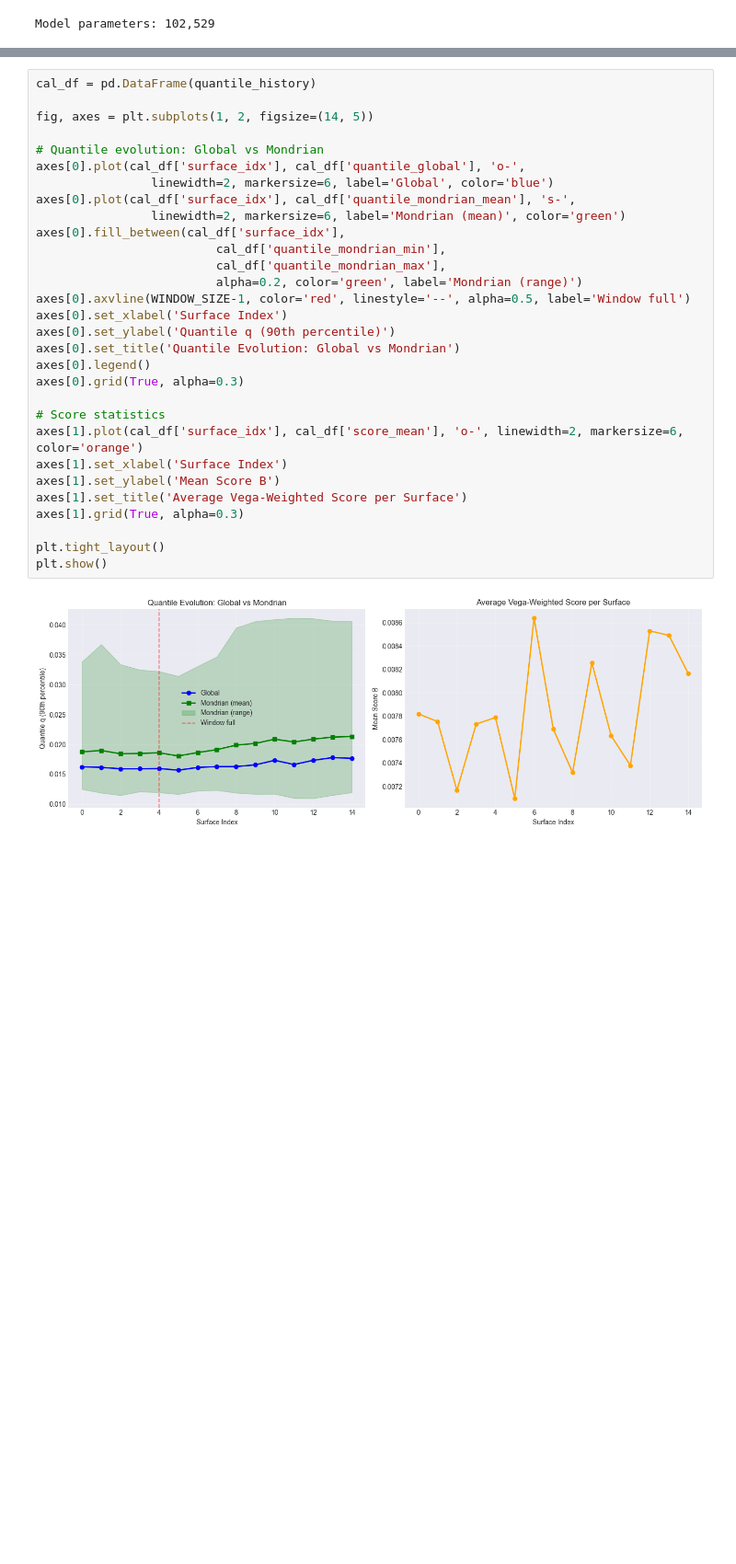
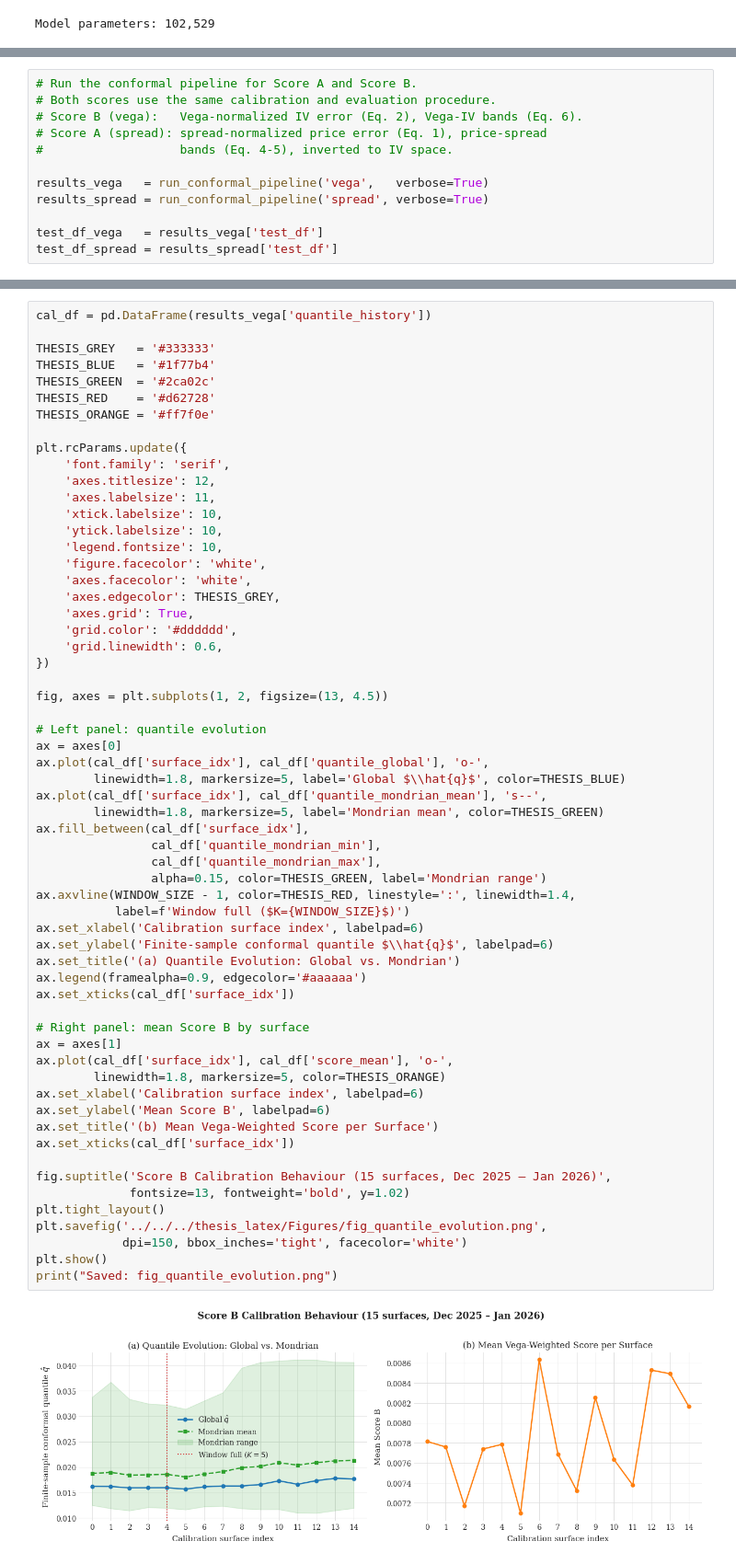
Before and after one commit to aniketnighot/conformal-prediction-thesis, a Jupyter notebook: volatility_smoothing/conformal/notebooks/conformal_prediction.ipynb, the cells around one changed output, grey strips where cells are left out. Shown at 92% size. Drawn from its saved outputs; the diff is of its cells as text; blank space fills up the shorter version.

Commit message:
Update conformal prediction notebook

```diff
--- a/volatility_smoothing/conformal/notebooks/conformal_prediction.ipynb
+++ b/volatility_smoothing/conformal/notebooks/conformal_prediction.ipynb
@@ -256,0 +793,12 @@ Calibrating on 15 surfaces (K=5)...
+# %%
+# Run the conformal pipeline for Score A and Score B.
+# Both scores use the same calibration and evaluation procedure.
+# Score B (vega):   Vega-normalized IV error (Eq. 2), Vega-IV bands (Eq. 6).
+# Score A (spread): spread-normalized price error (Eq. 1), price-spread
+#                   bands (Eq. 4-5), inverted to IV space.
+
+results_vega   = run_conformal_pipeline('vega',   verbose=True)
+results_spread = run_conformal_pipeline('spread', verbose=True)
+
+test_df_vega   = results_vega['test_df']
+test_df_spread = results_spread['test_df']
@@ -257,32 +823,62 @@ Calibrating on 15 surfaces (K=5)...
 # %%
-cal_df = pd.DataFrame(quantile_history)
+cal_df = pd.DataFrame(results_vega['quantile_history'])
 
-fig, axes = plt.subplots(1, 2, figsize=(14, 5))
+THESIS_GREY   = '#333333'
+THESIS_BLUE   = '#1f77b4'
+THESIS_GREEN  = '#2ca02c'
+THESIS_RED    = '#d62728'
+THESIS_ORANGE = '#ff7f0e'
 
-# Quantile evolution: Global vs Mondrian
-axes[0].plot(cal_df['surface_idx'], cal_df['quantile_global'], 'o-',
-                linewidth=2, markersize=6, label='Global', color='blue')
-axes[0].plot(cal_df['surface_idx'], cal_df['quantile_mondrian_mean'], 's-',
-                linewidth=2, markersize=6, label='Mondrian (mean)', color='green')
-axes[0].fill_between(cal_df['surface_idx'],
-                         cal_df['quantile_mondrian_min'],
-                         cal_df['quantile_mondrian_max'],
-                         alpha=0.2, color='green', label='Mondrian (range)')
-axes[0].axvline(WINDOW_SIZE-1, color='red', linestyle='--', alpha=0.5, label='Window full')
-axes[0].set_xlabel('Surface Index')
-axes[0].set_ylabel('Quantile q (90th percentile)')
-axes[0].set_title('Quantile Evolution: Global vs Mondrian')
-axes[0].legend()
-axes[0].grid(True, alpha=0.3)
+plt.rcParams.update({
+    'font.family': 'serif',
+    'axes.titlesize': 12,
+    'axes.labelsize': 11,
+    'xtick.labelsize': 10,
+    'ytick.labelsize': 10,
+    'legend.fontsize': 10,
+    'figure.facecolor': 'white',
+    'axes.facecolor': 'white',
+    'axes.edgecolor': THESIS_GREY,
+    'axes.grid': True,
+    'grid.color': '#dddddd',
+    'grid.linewidth': 0.6,
+})
 
-# Score statistics
-axes[1].plot(cal_df['surface_idx'], cal_df['score_mean'], 'o-', linewidth=2, markersize=6, color='orange')
-axes[1].set_xlabel('Surface Index')
-axes[1].set_ylabel('Mean Score B')
-axes[1].set_title('Average Vega-Weighted Score per Surface')
-axes[1].grid(True, alpha=0.3)
+fig, axes = plt.subplots(1, 2, figsize=(13, 4.5))
 
+# Left panel: quantile evolution
+ax = axes[0]
+ax.plot(cal_df['surface_idx'], cal_df['quantile_global'], 'o-',
+        linewidth=1.8, markersize=5, label='Global $\\hat{q}$', color=THESIS_BLUE)
+ax.plot(cal_df['surface_idx'], cal_df['quantile_mondrian_mean'], 's--',
+        linewidth=1.8, markersize=5, label='Mondrian mean', color=THESIS_GREEN)
+ax.fill_between(cal_df['surface_idx'],
+                cal_df['quantile_mondrian_min'],
+                cal_df['quantile_mondrian_max'],
+                alpha=0.15, color=THESIS_GREEN, label='Mondrian range')
+ax.axvline(WINDOW_SIZE - 1, color=THESIS_RED, linestyle=':', linewidth=1.4,
+           label=f'Window full ($K={WINDOW_SIZE}$)')
+ax.set_xlabel('Calibration surface index', labelpad=6)
+ax.set_ylabel('Finite-sample conformal quantile $\\hat{q}$', labelpad=6)
+ax.set_title('(a) Quantile Evolution: Global vs. Mondrian')
+ax.legend(framealpha=0.9, edgecolor='#aaaaaa')
+ax.set_xticks(cal_df['surface_idx'])
+
+# Right panel: mean Score B by surface
+ax = axes[1]
+ax.plot(cal_df['surface_idx'], cal_df['score_mean'], 'o-',
+        linewidth=1.8, markersize=5, color=THESIS_ORANGE)
+ax.set_xlabel('Calibration surface index', labelpad=6)
+ax.set_ylabel('Mean Score B', labelpad=6)
+ax.set_title('(b) Mean Vega-Weighted Score per Surface')
+ax.set_xticks(cal_df['surface_idx'])
+
+fig.suptitle('Score B Calibration Behaviour (15 surfaces, Dec 2025 – Jan 2026)',
+             fontsize=13, fontweight='bold', y=1.02)
 plt.tight_layout()
+plt.savefig('../../../thesis_latex/Figures/fig_quantile_evolution.png',
+            dpi=150, bbox_inches='tight', facecolor='white')
 plt.show()
+print("Saved: fig_quantile_evolution.png")
 # %% [output]
-[figure, old version]
+[figure, new version]
```
Also changed, not shown: parts of 38 cells of this notebook, 2 other files.
